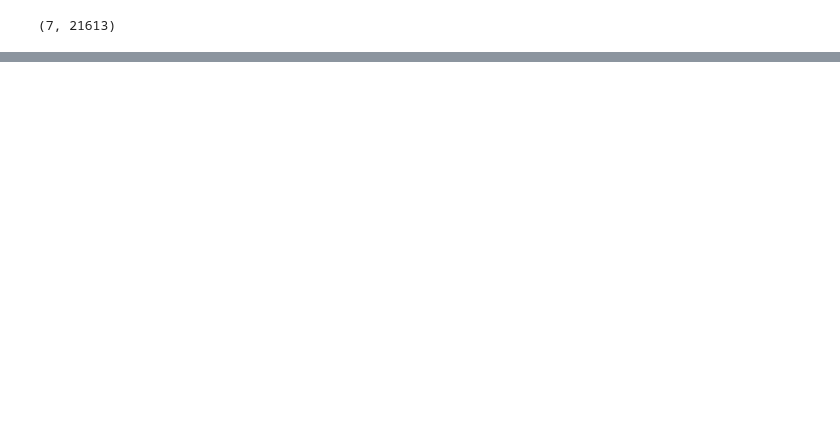
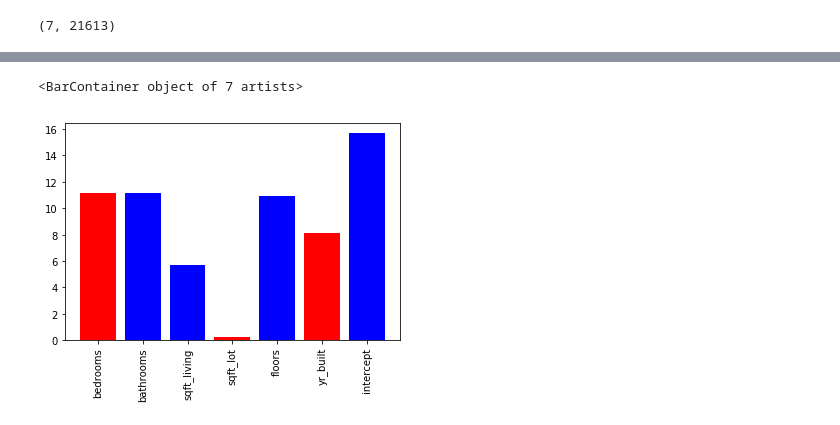
Before and after one commit to vahidseydi/Regression, a Jupyter notebook: Multiple_Regression.ipynb, the cells around one changed output, grey strips where cells are left out. Saved outputs shown, nothing was run; the diff lists cells and outputs as text; code cells hidden in the pictures; blank space fills up the shorter version.

```diff
--- a/Multiple_Regression.ipynb
+++ b/Multiple_Regression.ipynb
@@ -103,0 +150,10 @@ matrix([[1.29266065e+15]])
+# %%
+ploted_w=np.log(np.array(abs(w[:,0])).flatten()+1)
+plt.xticks(rotation=90)
+color=['b' if s>0 else 'r' for s in w]
+ploted_features=features.copy()
+ploted_features.append('intercept')
+plt.bar(ploted_features,ploted_w,color=color)
+# %% [output]
+<BarContainer object of 7 artists>
+[figure, added]
```
Also changed, not shown: parts of 35 cells of this notebook.
